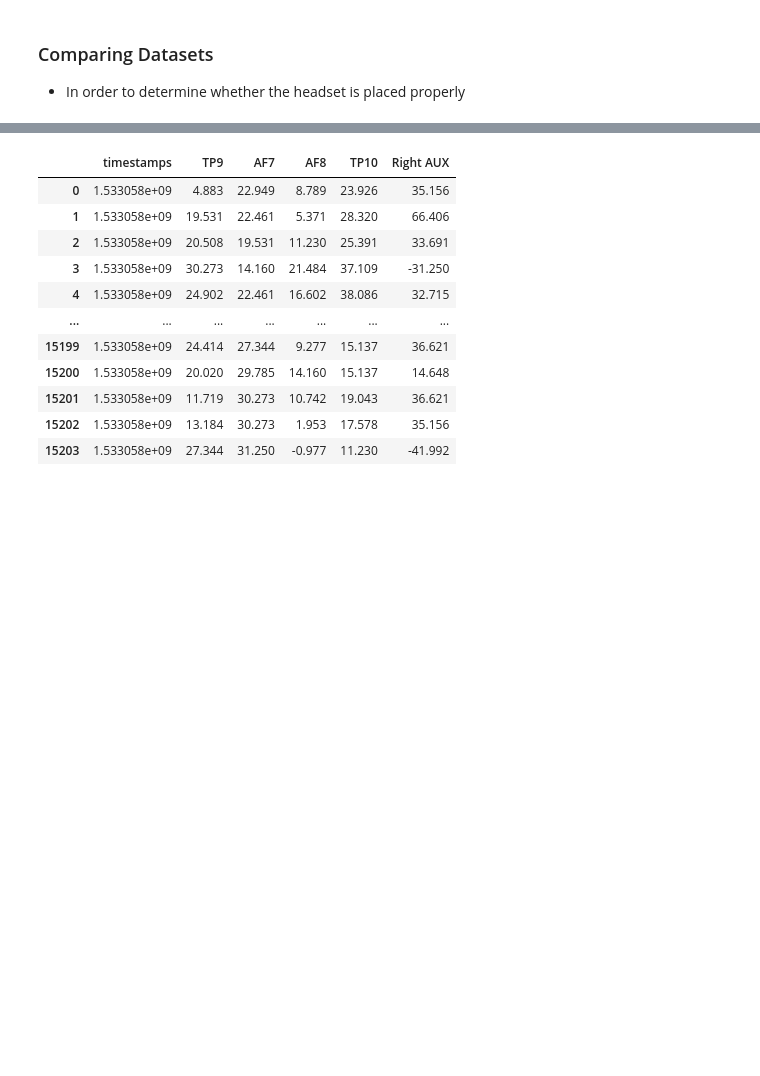
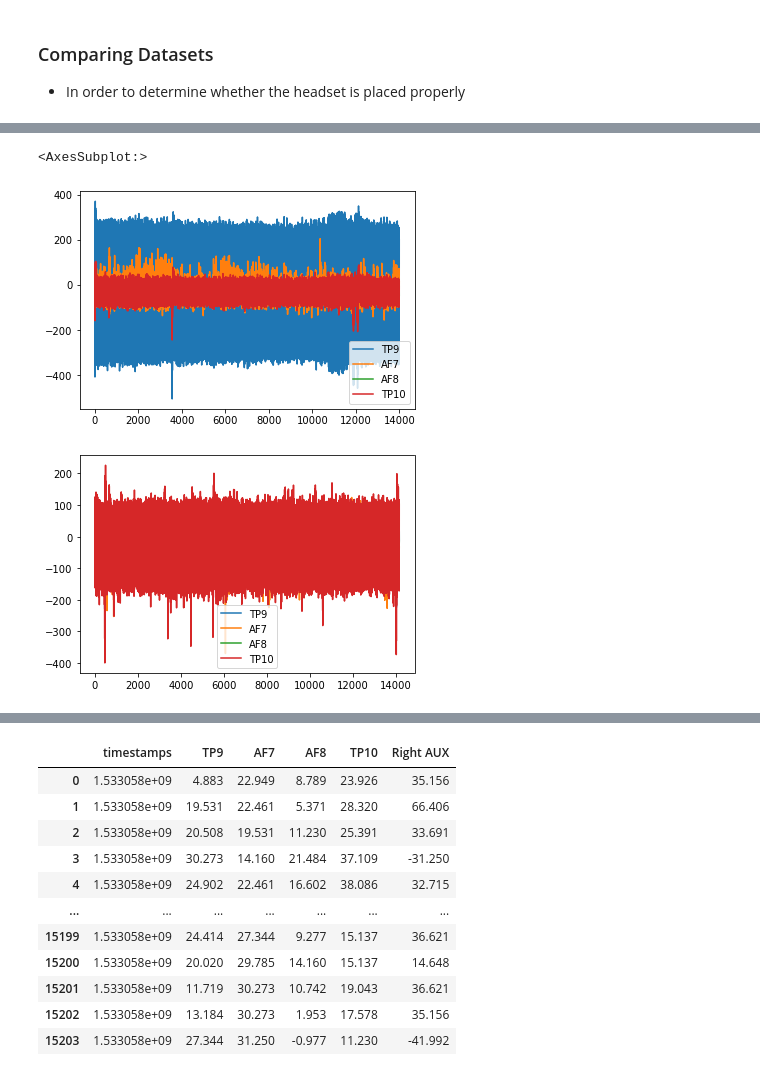
Before and after one commit to andyko208/EEG_Classification, a Jupyter notebook: EEG_data_analysis.ipynb, the cells around one changed output, grey strips where cells are left out. Cells and saved outputs as stored; diff of their text form; code cells hidden in the pictures; blank space fills up the shorter version.

```diff
--- a/EEG_data_analysis.ipynb
+++ b/EEG_data_analysis.ipynb
@@ -124,0 +165,10 @@ array([[-21.14257812, -23.68164062, -21.484375  , ...,  31.73828125,
+# %%
+sample_file = os.getcwd() + '/sample.csv'
+sample = pd.read_csv(sample_file)
+sample = sample.drop(columns=['timestamps'])
+
+me.plot()
+# %% [output]
+<AxesSubplot:>
+[figure, added]
+[figure, added]
```
Also changed, not shown: parts of 5 cells of this notebook, 42 other files.
